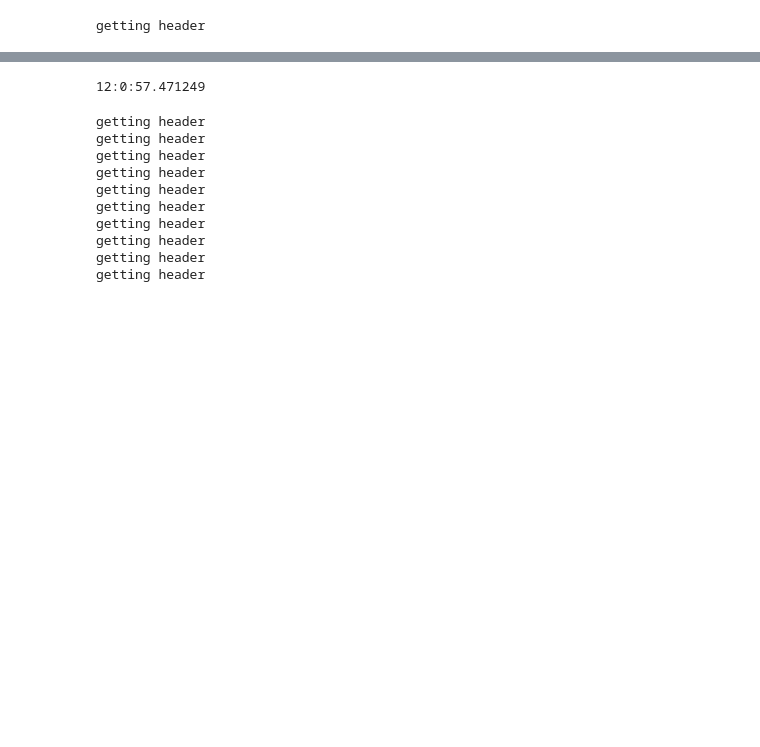
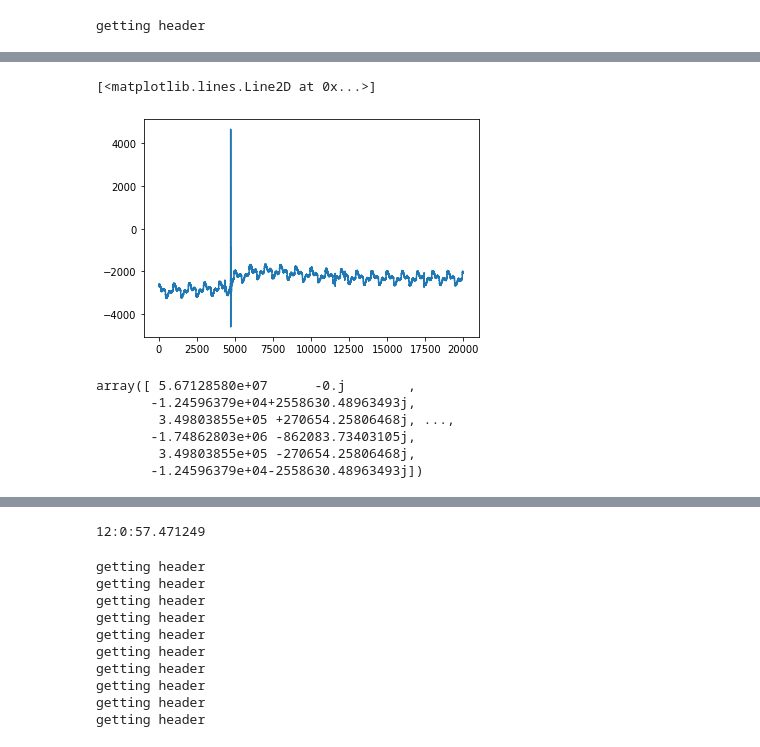
Before and after one commit to AgnieszkaMakulska/LSDWA, a Jupyter notebook: Praktyki.ipynb, the cells around one changed output, grey strips where cells are left out. Saved outputs shown, nothing was run; the diff lists cells and outputs as text; code cells hidden in the pictures; blank space fills up the shorter version.

```diff
--- a/Praktyki.ipynb
+++ b/Praktyki.ipynb
@@ -16 +30,15 @@ getting header
+# %%
+plt.plot(t.chanel2[0:20000])
+# %% [output]
+[<matplotlib.lines.Line2D at 0x...>]
+[figure, added]
+# %%
+scipy.fft.fft(t.chanel2[0:20000])
+# %% [output]
+array([ 5.67128580e+07      -0.j        ,
+       -1.24596379e+04+2558630.48963493j,
+        3.49803855e+05 +270654.25806468j, ...,
+       -1.74862803e+06 -862083.73403105j,
+        3.49803855e+05 -270654.25806468j,
+       -1.24596379e+04-2558630.48963493j])
 # %%
```
Also changed, not shown: parts of 9 cells of this notebook.
